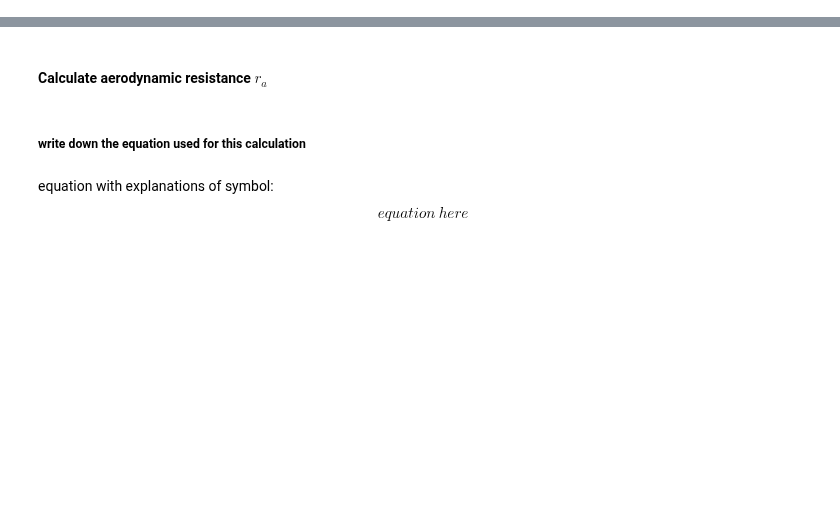
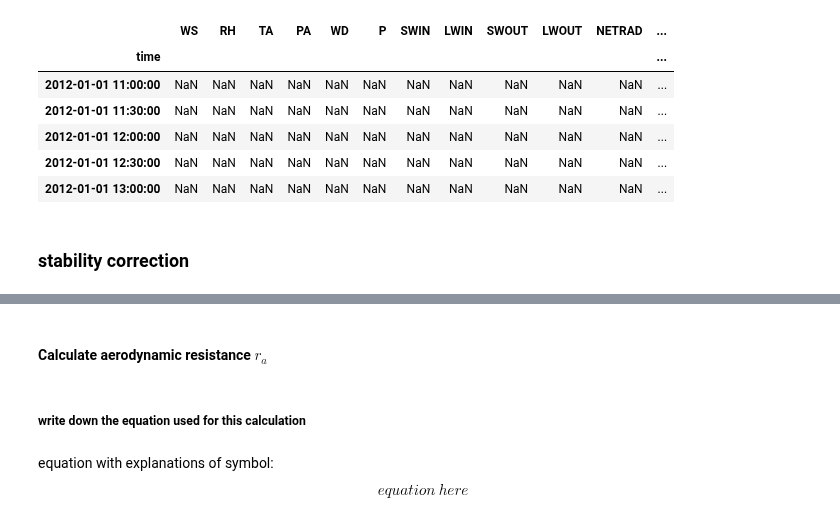
Before and after one commit to BLM-UoR/BLM, a Jupyter notebook: docs/tasks/task3.ipynb, the cells around one changed output, grey strips where cells are left out. Drawn from its saved outputs; the diff is of its cells as text; code cells hidden in the pictures; blank space fills up the shorter version.

```diff
--- a/docs/tasks/task3.ipynb
+++ b/docs/tasks/task3.ipynb
@@ -35,0 +34,5 @@ from pathlib import Path
+# %%
+group_number = 10
+path_dir = Path.cwd() / 'data' / f'{group_number}'
+# examine available files in your folder
+list(path_dir.glob('*gz'))
@@ -35,0 +76,16 @@ from pathlib import Path
+# %%
+# load dataset
+site_file = name_of_site + '_clean.csv.gz'
+path_data = path_dir / site_file
+df_data = pd.read_csv(path_data, index_col='time', parse_dates=['time'])
+df_data.head()
+# %% [output]
+|  | WS | RH | TA | PA | WD | P | SWIN | LWIN | SWOUT | LWOUT | NETRAD | ... |
+| time |  |  |  |  |  |  |  |  |  |  |  | ... |
+| 2012-01-01 11:00:00 | NaN | NaN | NaN | NaN | NaN | NaN | NaN | NaN | NaN | NaN | NaN | ... |
+| 2012-01-01 11:30:00 | NaN | NaN | NaN | NaN | NaN | NaN | NaN | NaN | NaN | NaN | NaN | ... |
+| 2012-01-01 12:00:00 | NaN | NaN | NaN | NaN | NaN | NaN | NaN | NaN | NaN | NaN | NaN | ... |
+| 2012-01-01 12:30:00 | NaN | NaN | NaN | NaN | NaN | NaN | NaN | NaN | NaN | NaN | NaN | ... |
+| 2012-01-01 13:00:00 | NaN | NaN | NaN | NaN | NaN | NaN | NaN | NaN | NaN | NaN | NaN | ... |
+# %% [markdown]
+### stability correction
```
Also changed, not shown: parts of 39 cells of this notebook, 3 other files.
